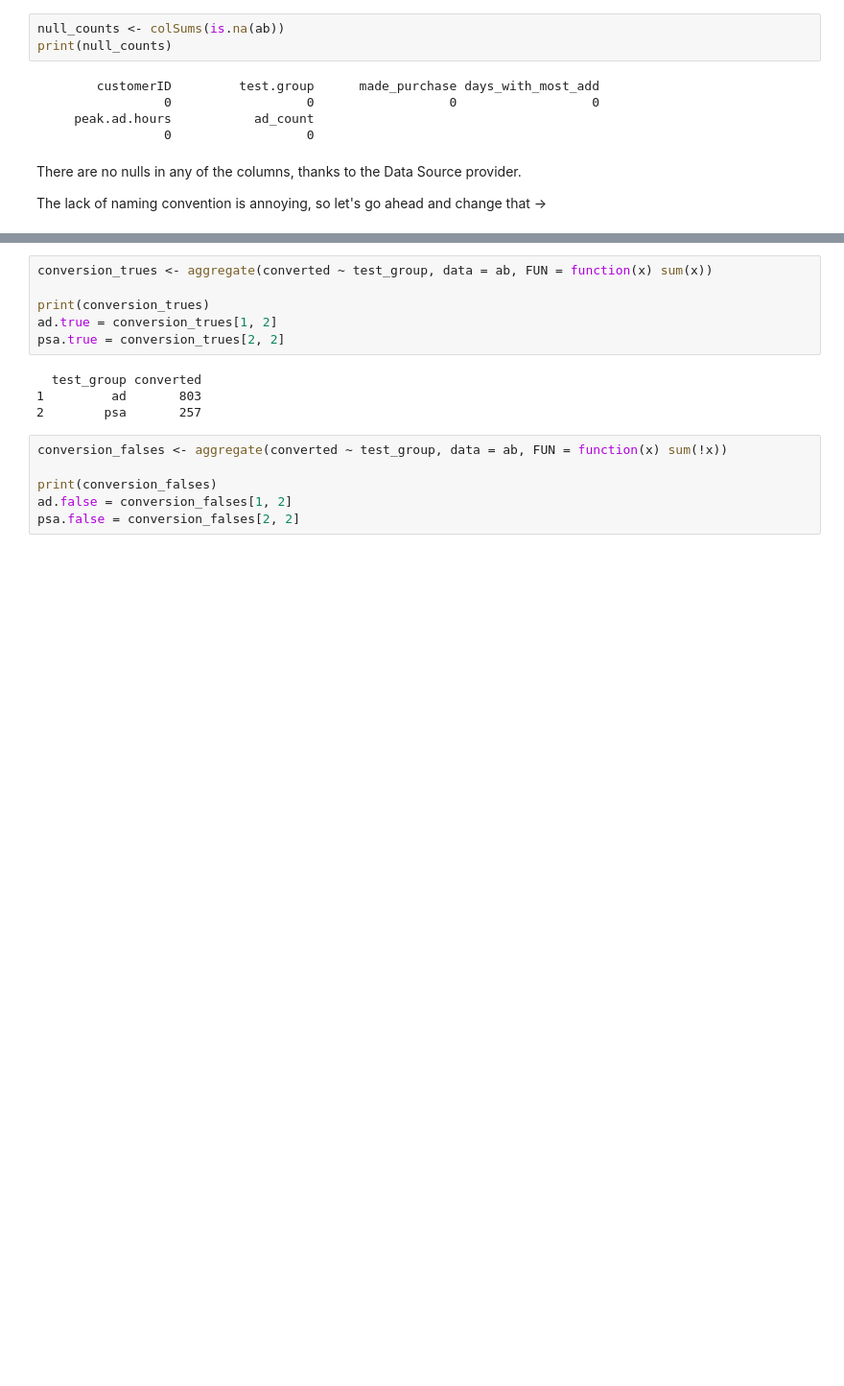
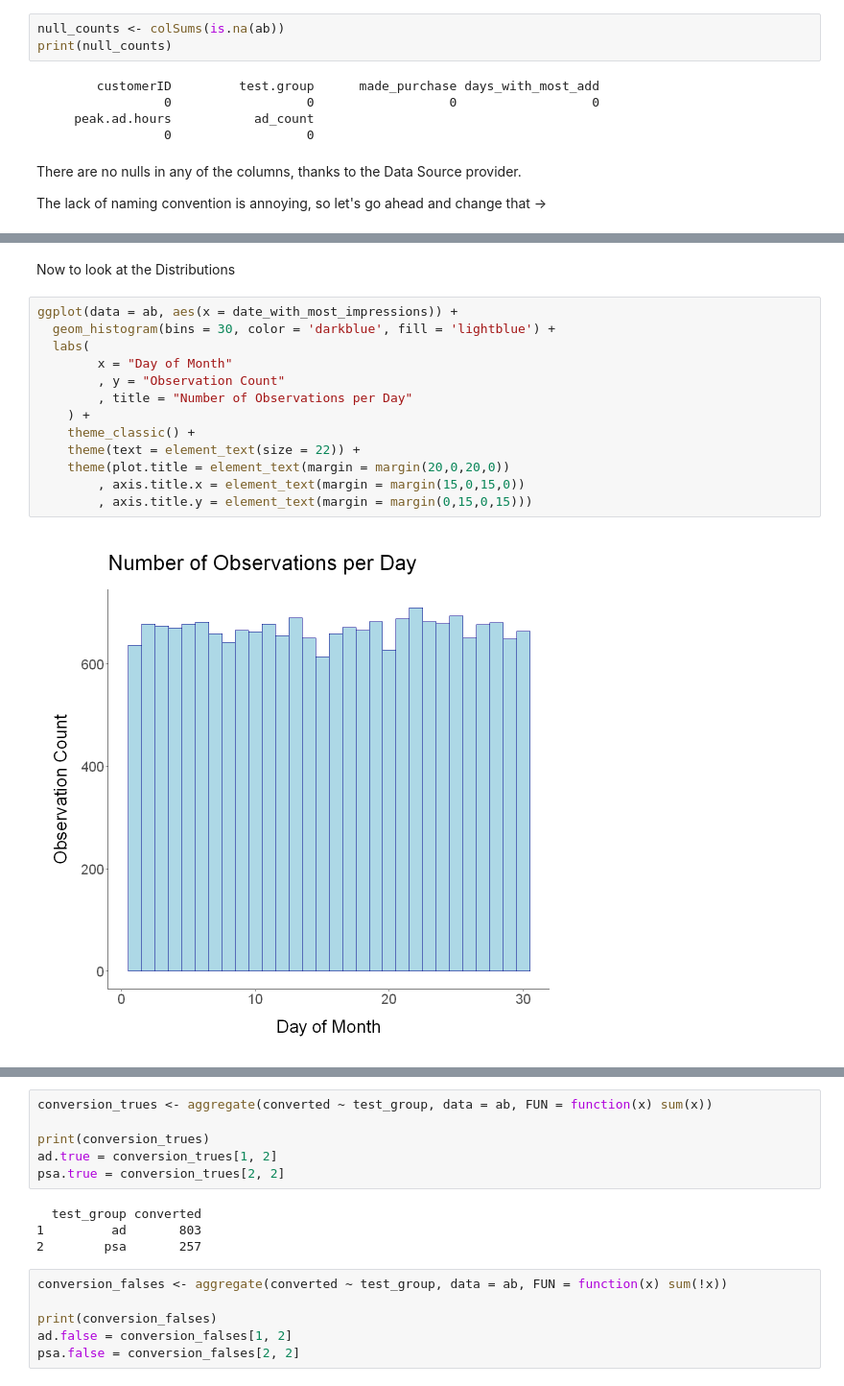
Before and after one commit to FreshOats/Bayesian_Marketing_Analysis, a Jupyter notebook: Bayesian_Marketing_Analysis.ipynb, the cells around one changed output, grey strips where cells are left out. Shown at 96% size. Drawn from its saved outputs; the diff is of its cells as text; blank space fills up the shorter version.

```diff
--- a/Bayesian_Marketing_Analysis.ipynb
+++ b/Bayesian_Marketing_Analysis.ipynb
@@ -153,0 +186,17 @@ head(ab)
+# %% [markdown]
+Now to look at the Distributions
+# %%
+ggplot(data = ab, aes(x = date_with_most_impressions)) +
+  geom_histogram(bins = 30, color = 'darkblue', fill = 'lightblue') +
+  labs(
+        x = "Day of Month"
+        , y = "Observation Count"
+        , title = "Number of Observations per Day"
+    ) +
+    theme_classic() +
+    theme(text = element_text(size = 22)) +
+    theme(plot.title = element_text(margin = margin(20,0,20,0))
+        , axis.title.x = element_text(margin = margin(15,0,15,0))
+        , axis.title.y = element_text(margin = margin(0,15,0,15)))
+# %% [output]
+[figure, added]
```
Also changed, not shown: parts of 27 cells of this notebook, 3 other files.
